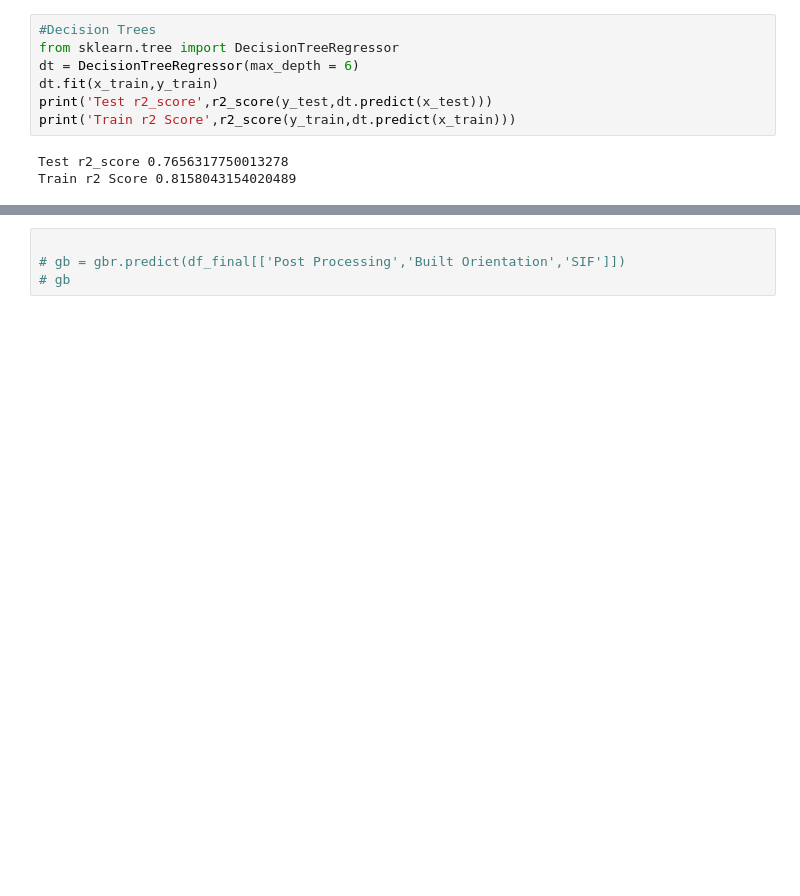
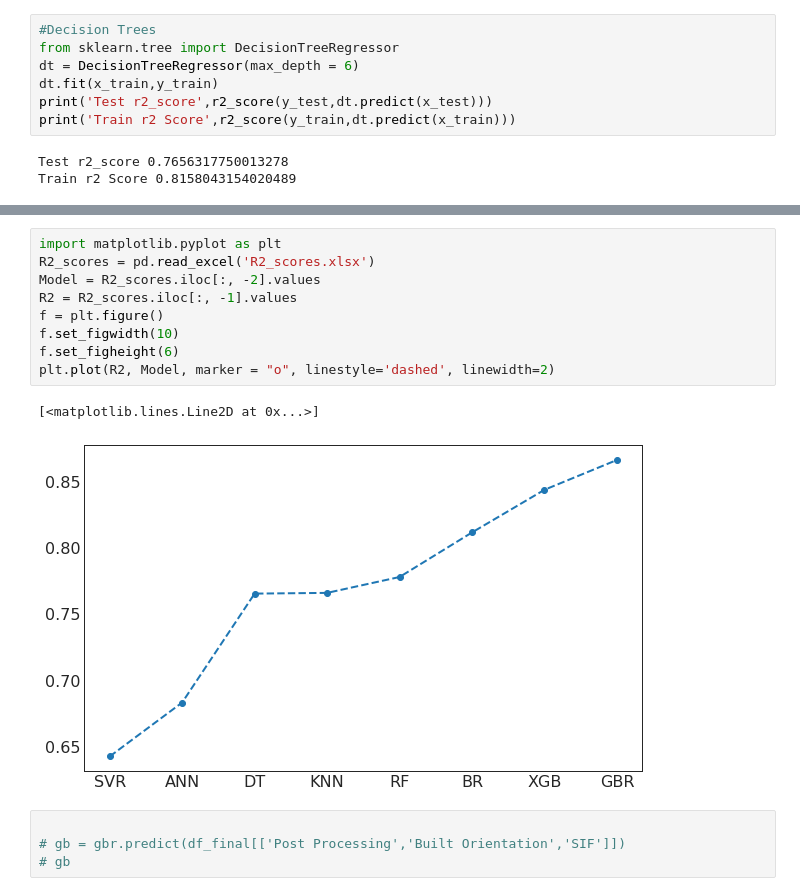
Before and after one commit to Sujal-vajire/Machine-learning-models, a Jupyter notebook: Comparative_Study_of_Various_Machine_Learning_Models_to_Predict_Fatigue_Crack_Growth_Rate.ipynb, the cells around one changed output, grey strips where cells are left out. Drawn from its saved outputs; the diff is of its cells as text; blank space fills up the shorter version.

```diff
--- a/Comparative_Study_of_Various_Machine_Learning_Models_to_Predict_Fatigue_Crack_Growth_Rate.ipynb
+++ b/Comparative_Study_of_Various_Machine_Learning_Models_to_Predict_Fatigue_Crack_Growth_Rate.ipynb
@@ -309,3 +392,15 @@ Train r2 Score 0.8158043154020489
+# %%
+import matplotlib.pyplot as plt
+R2_scores = pd.read_excel('R2_scores.xlsx')
+Model = R2_scores.iloc[:, -2].values
+R2 = R2_scores.iloc[:, -1].values
+f = plt.figure()
+f.set_figwidth(10)
+f.set_figheight(6)
+plt.plot(R2, Model, marker = "o", linestyle='dashed', linewidth=2)
+# %% [output]
+[<matplotlib.lines.Line2D at 0x...>]
+[figure, added]
 # %%
 
 # gb = gbr.predict(df_final[['Post Processing','Built Orientation','SIF']])
```
Also changed, not shown: parts of 17 cells of this notebook.
